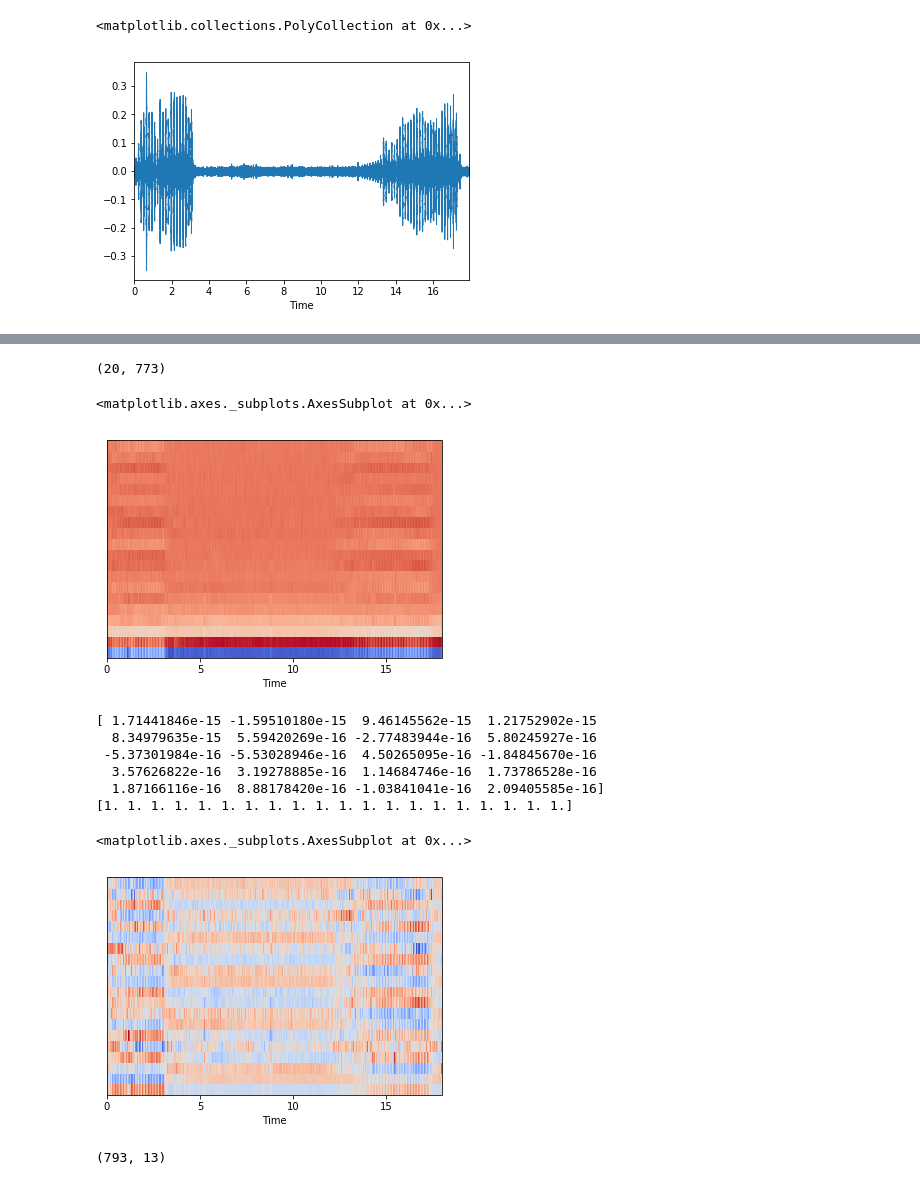
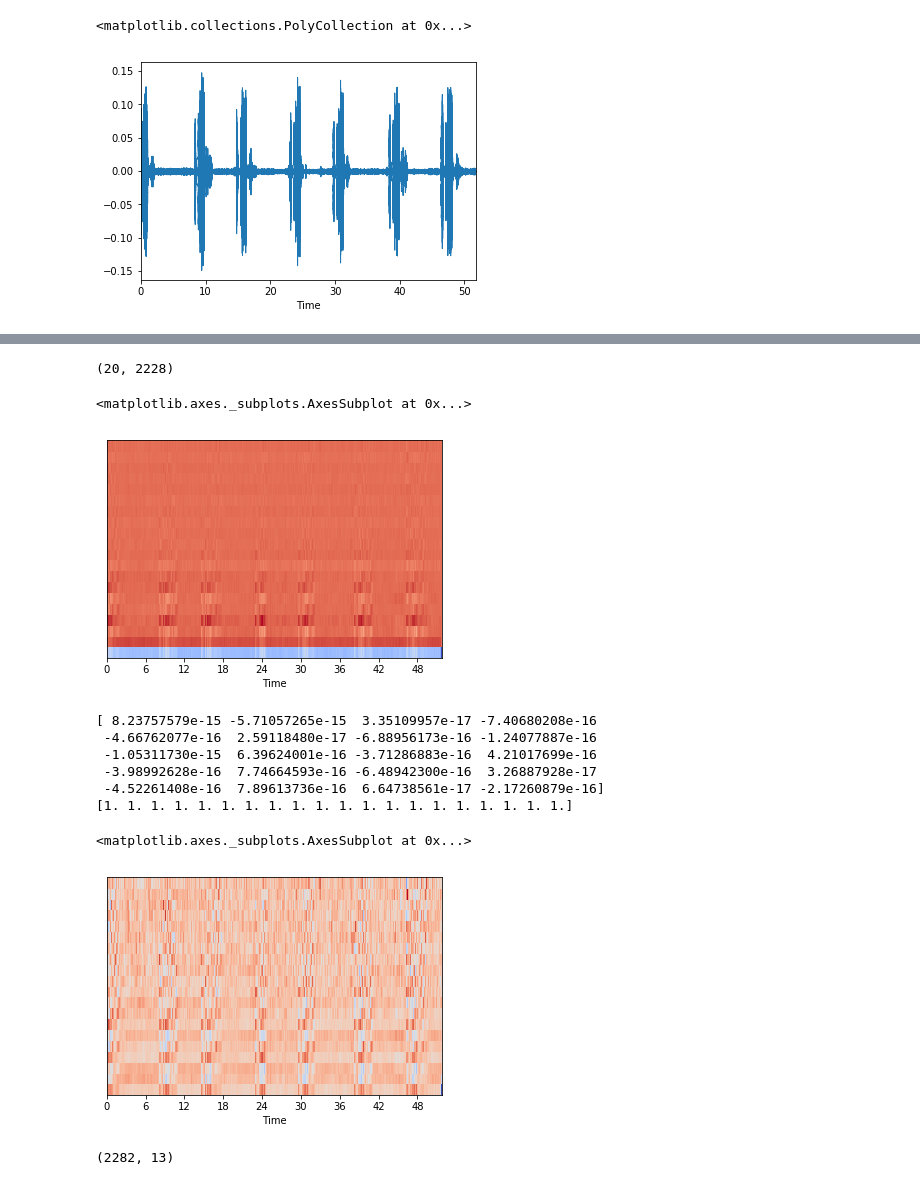
Before and after one commit to BAD-Classifier/Signal-Processing, a Jupyter notebook: Librosa_Use.ipynb, the cells around one changed output, grey strips where cells are left out. Saved outputs shown, nothing was run; the diff lists cells and outputs as text; code cells hidden in the pictures.

```diff
--- a/Librosa_Use.ipynb
+++ b/Librosa_Use.ipynb
@@ -12,11 +12,12 @@ plt.rcParams['figure.figsize'] = (14,4)
 # %%
 #x, fs = librosa.load('Simple_Loop.wav')
 #x, fs = librosa.load('OSR_us_000_0010_8k.wav')
-x, fs = librosa.load('CrownedEagle.wav')
+#x, fs = librosa.load('CrownedEagle.wav')
+x, fs = librosa.load('Sombre Greenbul 1.wav')
 librosa.display.waveplot(x, sr=fs)
 # %% [output]
 <matplotlib.collections.PolyCollection at 0x...>
-[figure, old version]
+[figure, new version]
 # %%
 IPython.display.Audio(x, rate=fs)
 # %% [output]
@@ -25,28 +26,28 @@ IPython.display.Audio(x, rate=fs)
 mfccs = librosa.feature.mfcc(x, sr=fs)
 print(mfccs.shape)
 # %% [output]
-(20, 773)
+(20, 2228)
 # %%
 librosa.display.specshow(mfccs, sr=fs, x_axis='time')
 # %% [output]
 <matplotlib.axes._subplots.AxesSubplot at 0x...>
-[figure, old version]
+[figure, new version]
 # %%
 mfccs = sklearn.preprocessing.scale(mfccs, axis=1)
 print(mfccs.mean(axis=1))
 print(mfccs.var(axis=1))
 # %% [output]
-[ 1.71441846e-15 -1.59510180e-15  9.46145562e-15  1.21752902e-15
-  8.34979635e-15  5.59420269e-16 -2.77483944e-16  5.80245927e-16
- -5.37301984e-16 -5.53028946e-16  4.50265095e-16 -1.84845670e-16
-  3.57626822e-16  3.19278885e-16  1.14684746e-16  1.73786528e-16
-  1.87166116e-16  8.88178420e-16 -1.03841041e-16  2.09405585e-16]
+[ 8.23757579e-15 -5.71057265e-15  3.35109957e-17 -7.40680208e-16
+ -4.66762077e-16  2.59118480e-17 -6.88956173e-16 -1.24077887e-16
+ -1.05311730e-15  6.39624001e-16 -3.71286883e-16  4.21017699e-16
+ -3.98992628e-16  7.74664593e-16 -6.48942300e-16  3.26887928e-17
+ -4.52261408e-16  7.89613736e-16  6.64738561e-17 -2.17260879e-16]
 [1. 1. 1. 1. 1. 1. 1. 1. 1. 1. 1. 1. 1. 1. 1. 1. 1. 1. 1. 1.]
 # %%
 librosa.display.specshow(mfccs, sr=fs, x_axis='time')
 # %% [output]
 <matplotlib.axes._subplots.AxesSubplot at 0x...>
-[figure, old version]
+[figure, new version]
 # %%
 hamming_window = ess.Windowing(type='hamming')
 spectrum = ess.Spectrum()  # we just want the magnitude spectrum
@@ -58,7 +59,7 @@ mfccs = numpy.array([mfcc(spectrum(hamming_window(frame)))[1]
                for frame in ess.FrameGenerator(x, frameSize=frame_sz, hopSize=hop_sz)])
 print(mfccs.shape)
 # %% [output]
-(793, 13)
+(2282, 13)
 # %%
 mfccs = sklearn.preprocessing.scale(mfccs)
 # %%
```
Also changed, not shown: parts of 1 cell of this notebook, 1 other file.
